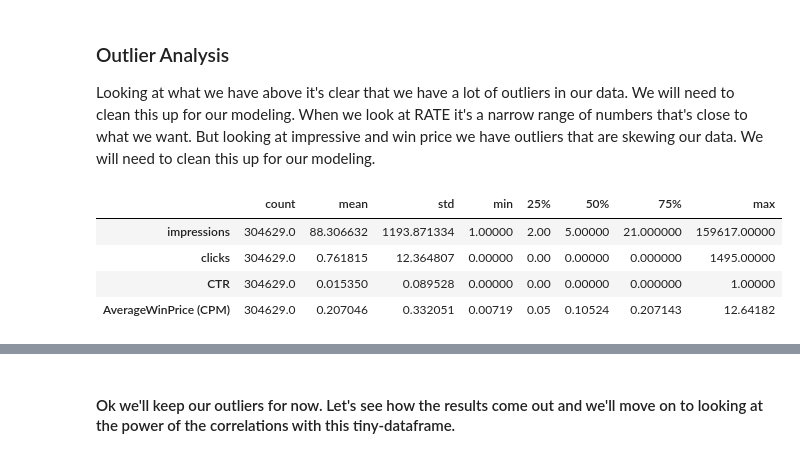
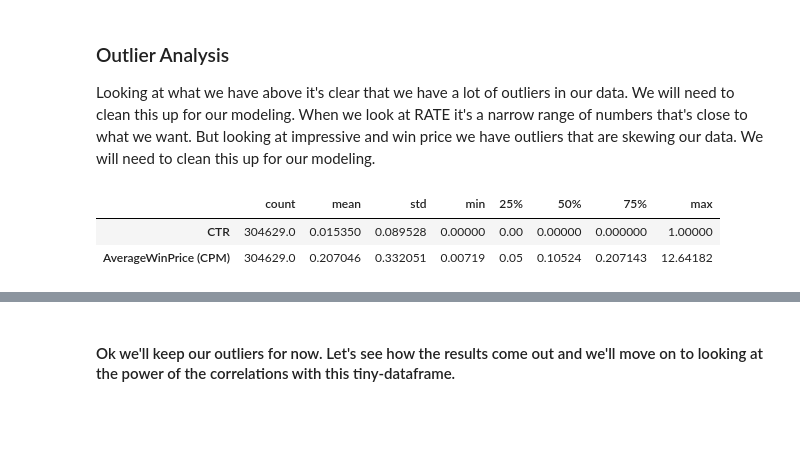
Before and after one commit to ROCstudios/ad-bidding-challenge, a Jupyter notebook: v2_channel_bid_strategy.ipynb, the cells around one changed output, grey strips where cells are left out. Drawn from its saved outputs; the diff is of its cells as text; code cells hidden in the pictures; blank space fills up the shorter version.

```diff
--- a/v2_channel_bid_strategy.ipynb
+++ b/v2_channel_bid_strategy.ipynb
@@ -138,4 +152,4 @@ Name: count, dtype: int64
 # %%
 #create our CTR feature
 historical_df['CTR'] = historical_df['clicks'] / historical_df['impressions']
-quantified_metrics_cols = ['impressions', 'clicks', 'CTR', 'AverageWinPrice (CPM)']
+channel_metrics_cols = ['channel', 'country', 'os', 'networkType', 'deviceType', 'CTR', 'AverageWinPrice (CPM)']
@@ -243,3 +310,7 @@ Removing outliers, missing values, etc.
 Encoding of categorical variables to numbers
 
 Declaring our target features.
+# %%
+# create our new dataframe with our features from channel_metrics_cols
+historical_eda_df = historical_df[channel_metrics_cols]
+historical_eda_df.head()
@@ -278,17 +346,0 @@ missing_values_summary(historical_df)
-# %%
-# Let's drop the columns with more than 50% missing values
-# remember that we process this on a COPY of our original dataframe
-historical_eda_df = historical_df.drop(columns=['advPackage'])
-
-# now let's convert the objects or floats to the correct type which is string
-historical_eda_df['product'] = historical_eda_df['product'].round(0).astype(str)
-historical_eda_df['campaign'] = historical_eda_df['campaign'].astype(str)
-
-# Let's let's replace the missing values for the rest of the values less than 50% missing values with placeholder values
-# this will be categorical variables so we will want to exclude these from our first couple of iterations since it's as to the product
-historical_categorical_cols_imputed = ['publisherCategory', 'advertiserCategory', 'subProduct', 'campaign', 'product']
-for col in historical_categorical_cols_imputed:
-    historical_eda_df[col] = historical_eda_df[col].fillna('missing')
-
-
-missing_values_summary(historical_eda_df)
@@ -317,11 +350,8 @@ missing_values_summary(historical_eda_df)
 Looking at what we have above it's clear that we have a lot of outliers in our data.  We will need to clean this up for our modeling.  When we look at RATE it's a narrow range of numbers that's close to what we want.  But looking at impressive and win price we have outliers that are skewing our data.  We will need to clean this up for our modeling.
 # %%
 # here is where we will pass in our different tiny-dataframes into our created methods for visualization
-#QUANTIFIED METRICS
-historical_eda_df[quantified_metrics_cols].describe().T
+historical_eda_df.describe().T
 # %% [output]
 |  | count | mean | std | min | 25% | 50% | 75% | max |
-| impressions | 304629.0 | 88.306632 | 1193.871334 | 1.00000 | 2.00 | 5.00000 | 21.000000 | 159617.00000 |
-| clicks | 304629.0 | 0.761815 | 12.364807 | 0.00000 | 0.00 | 0.00000 | 0.000000 | 1495.00000 |
 | CTR | 304629.0 | 0.015350 | 0.089528 | 0.00000 | 0.00 | 0.00000 | 0.000000 | 1.00000 |
 | AverageWinPrice (CPM) | 304629.0 | 0.207046 | 0.332051 | 0.00719 | 0.05 | 0.10524 | 0.207143 | 12.64182 |
```
Also changed, not shown: parts of 30 cells of this notebook, 2 other files.
